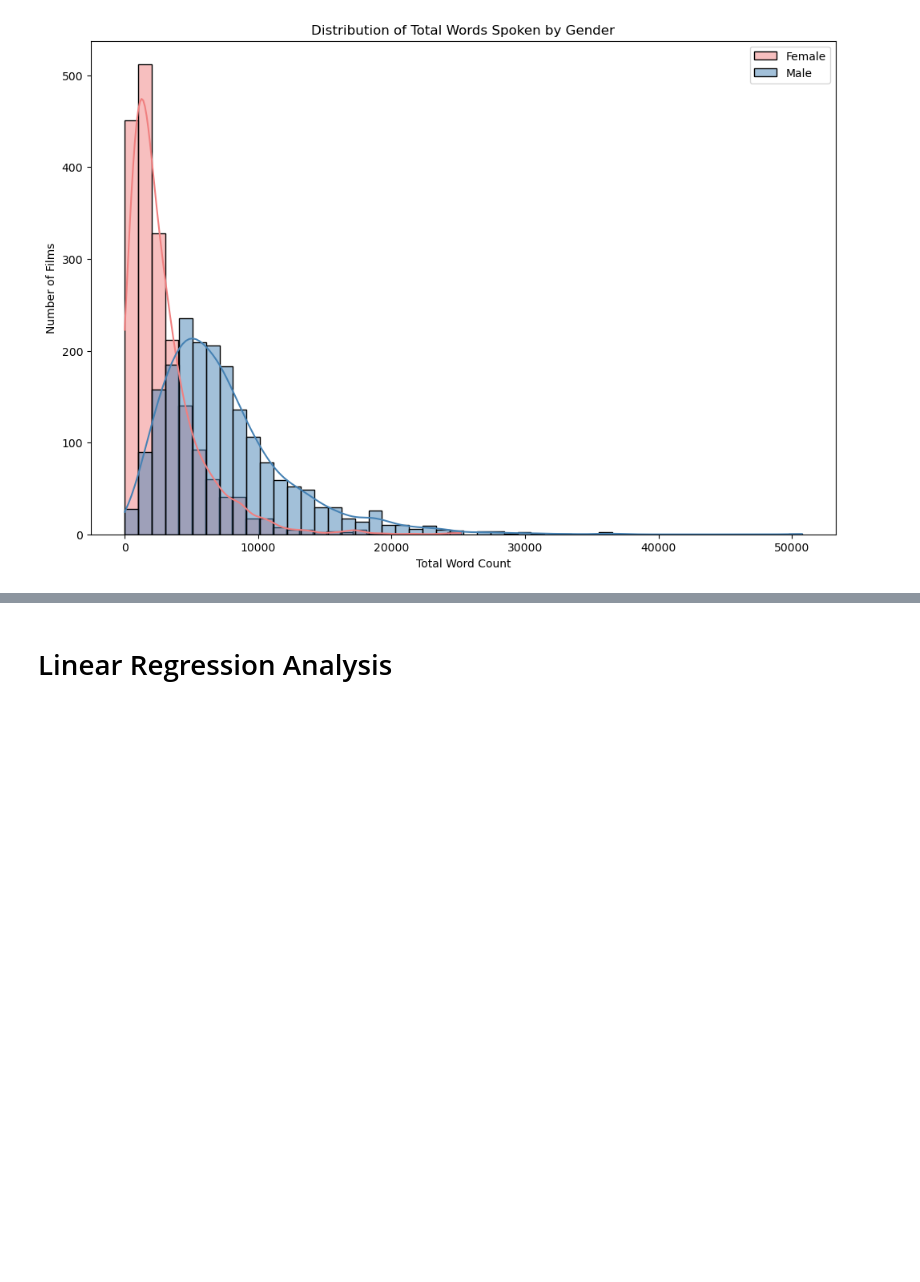
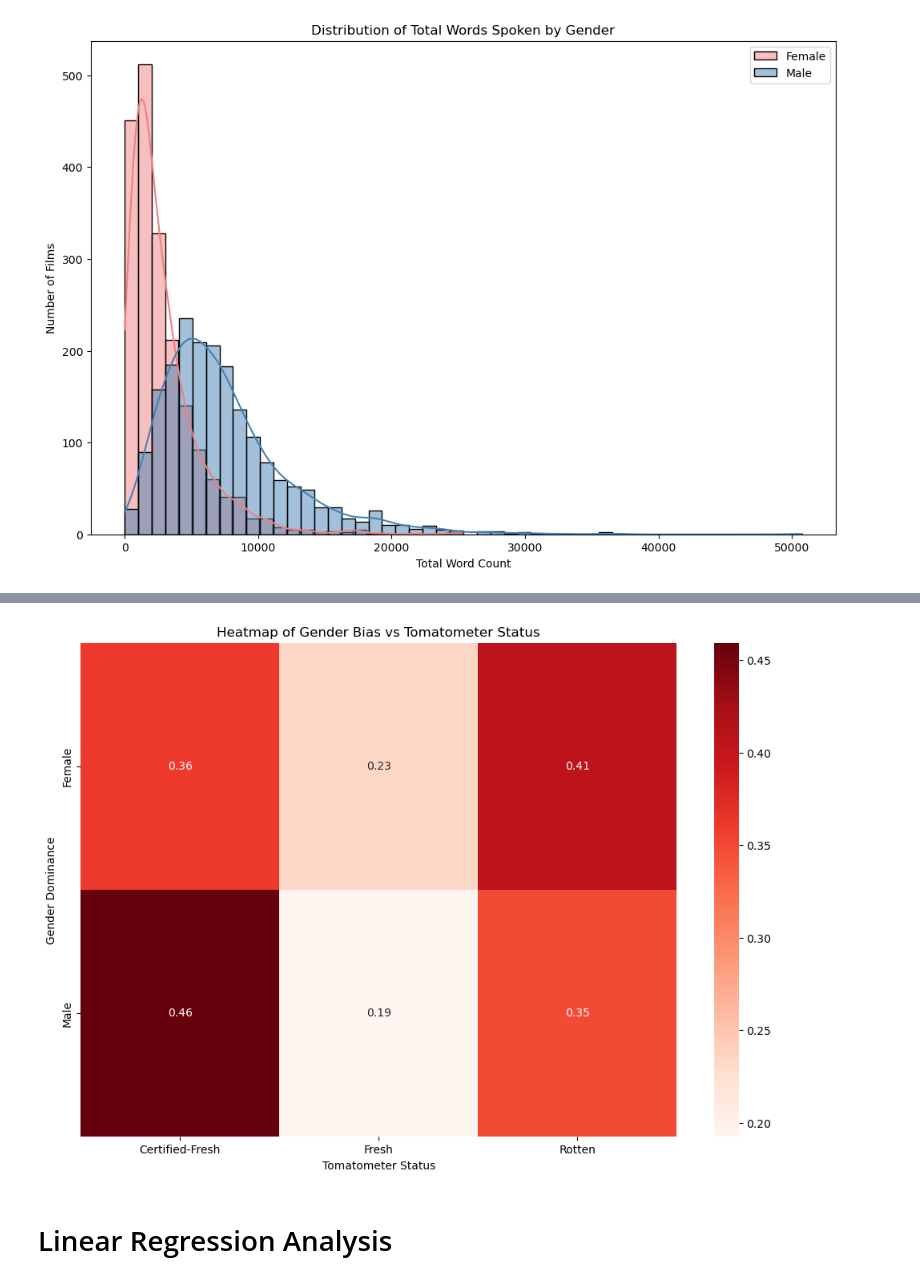
Before and after one commit to stephbc/DATA698_MastersResearchProject, a Jupyter notebook: data1.ipynb, the cells around one changed output, grey strips where cells are left out. Saved outputs shown, nothing was run; the diff lists cells and outputs as text; code cells hidden in the pictures; blank space fills up the shorter version.

```diff
--- a/data1.ipynb
+++ b/data1.ipynb
@@ -596,2 +542,19 @@ plt.show()
+# %%
+ct_rt = pd.crosstab(gender_rt["dominant_gender"], gender_rt["tomatometer_status"])
+ct_rt_scaled = ct_rt.div(ct_rt.sum(axis=1), axis=0)
+
+sns.heatmap(
+    ct_rt_scaled,
+    annot=True,
+    cmap="Reds",
+)
+
+plt.title("Heatmap of Gender Bias vs Tomatometer Status")
+plt.xlabel("Tomatometer Status")
+plt.ylabel("Gender Dominance")
+plt.yticks(ticks=[0.5, 1.5], labels=["Female", "Male"])
+plt.show()
+# %% [output]
+[figure, added]
 # %% [markdown]
 # Linear Regression Analysis
```
Also changed, not shown: parts of 30 cells of this notebook, 3 other files.
